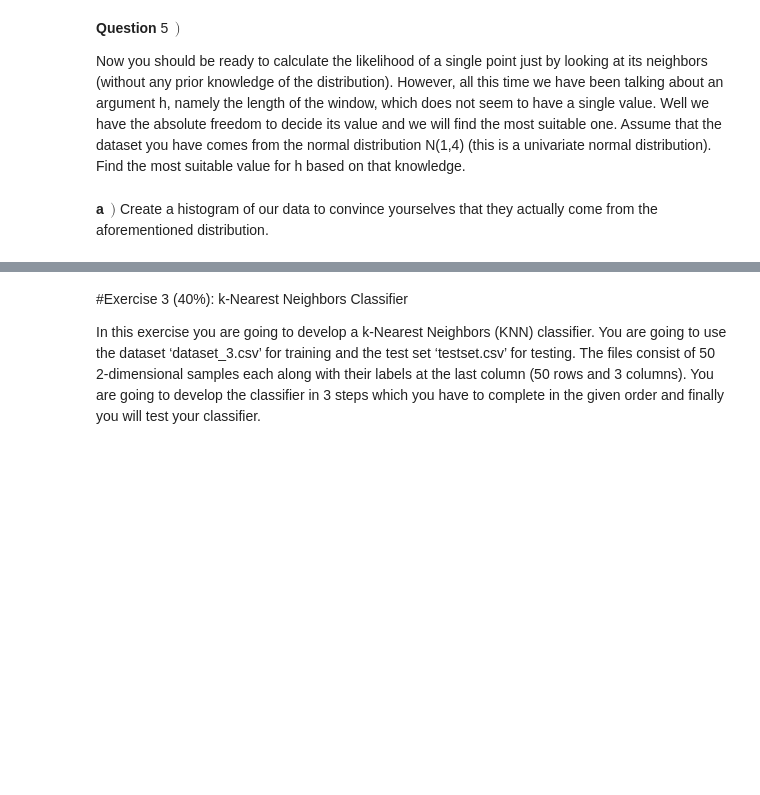
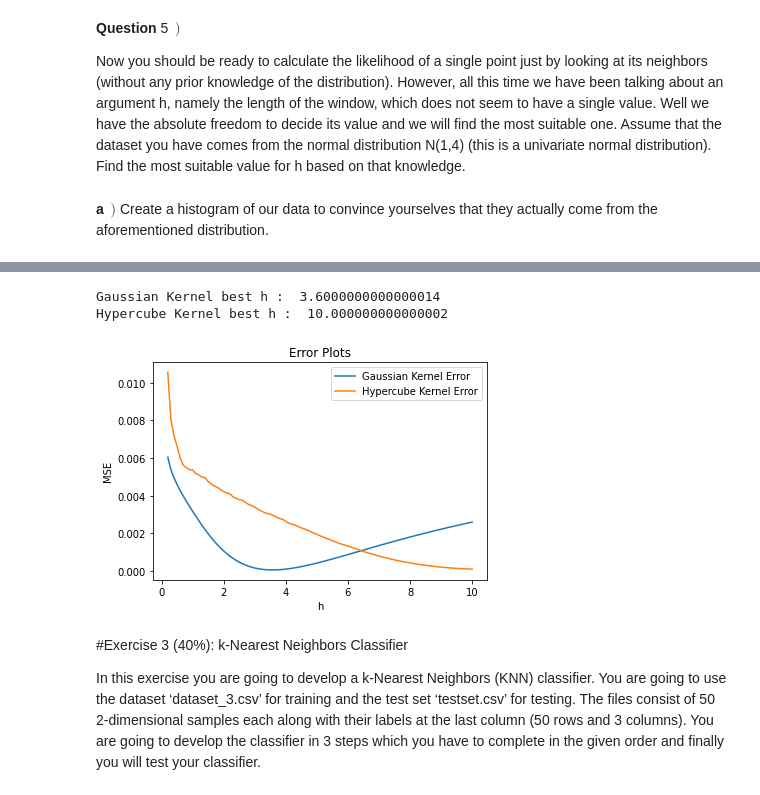
Before and after one commit to Hendrix8/Pattern_Recognition, a Jupyter notebook: Assignment_3/A3_tem2405.ipynb, the cells around one changed output, grey strips where cells are left out. Saved outputs shown, nothing was run; the diff lists cells and outputs as text; code cells hidden in the pictures; blank space fills up the shorter version.

```diff
--- a/Assignment_3/A3_tem2405.ipynb
+++ b/Assignment_3/A3_tem2405.ipynb
@@ -196,3 +219,9 @@ Implement a function ‘delta(data, x, h, kernel)’, where data is a numpy arra
+# %%
+def delta(data, x, h, kernel):
+  # no need for assertion here because it already exists in window_phi.
+  # calculating the result, we work in 1D so h^d = h
+  delta_list = [1 / h * window_phi(data_i, x, h, kernel) for data_i in data]
+  return delta_list
 # %% [markdown]
 **Question** 4 $ \, ) $
 
@@ -200,3 +231,11 @@ Implement a function ‘point_likelihood’ with the same exact arguments as the
+# %%
+def point_likelihood(data, x, h, kernel):
+  # the length of the data
+  n = len(data)
+  delta_list = delta(data, x, h, kernel)
+  p_x = 1 / n * sum(delta_list)
+
+  return p_x
 # %% [markdown]
 **Question** 5 $ \, ) $
 
@@ -210,3 +264,67 @@ Now you should be ready to calculate the likelihood of a single point just by lo
+# %%
+# function for calculating the mean squared error
+def MSE(y_pred, y_true):
+  n = len(y_true)
+  return float( 1 / n * sum([ ( y_true[i] - y_pred[i] ) ** 2 for i in range(n) ] ))
+
+# creating the different values for h
+h = np.arange(0.2, 10.1, 0.1)
+
+# the true values that we want to approximate
+likelihood_true = norm.pdf(x_df2, loc=1, scale=4)
+
+# this list will contain lists with the predictions for gaussian and for every different h
+gaussian_likelihood_pred = []
+
+# same for kernel = hypercube
+hypercube_likelihood_pred = []
+
+# iterating all the points in h
+for h_i in h:
+  # a list containing the likelihood for every point in x_df2 with h = h_i
+  # and kernel = "gaussian"
+  gaussian_likelihood_pred_i = [point_likelihood(x_df2, x, h_i, "gaussian") for x in x_df2]
+
+  # same for kernel = "hypercube"
+  hypercube_likelihood_pred_i = [point_likelihood(x_df2, x, h_i, "hypercube") for x in x_df2]
+
+  # adding the list of likelihoods that corresponds to width h_i to the
+  # gaussian_likelihood_pred list and hypercube_likelihood_pred_list
+  gaussian_likelihood_pred.append(gaussian_likelihood_pred_i)
+  hypercube_likelihood_pred.append(hypercube_likelihood_pred_i)
+
+
+# calculating the mean squared errors for
+# gaussian kernel and hypercube kernel approximations
+gaussian_MSE = [MSE(gaussian_pred_i, likelihood_true) for gaussian_pred_i in gaussian_likelihood_pred]
+hypercube_MSE = [MSE(hypercube_pred_i, likelihood_true) for hypercube_pred_i in hypercube_likelihood_pred]
+
+# calculating the best value for h in the case of gaussian kernel
+# the index of the best MSE must be the same index of the best h
+i_gaussian = gaussian_MSE.index(min(gaussian_MSE))
+best_gaussian_h = h[i_gaussian]
+
+# calculating the best value for h in the case of hypercube kernel
+i_hypercube = hypercube_MSE.index(min(hypercube_MSE))
+best_hypercube_h = h[i_hypercube]
+
+# printing the results
+print("Gaussian Kernel best h : ", best_gaussian_h)
+print("Hypercube Kernel best h : ", best_hypercube_h)
+
+# plotting the errors for every different h
+plt.plot(h, gaussian_MSE, label="Gaussian Kernel Error")
+plt.plot(h, hypercube_MSE, label="Hypercube Kernel Error")
+
+plt.title("Error Plots")
+plt.xlabel("h")
+plt.ylabel("MSE")
+plt.legend()
+plt.show()
+# %% [output]
+Gaussian Kernel best h :  3.6000000000000014
+Hypercube Kernel best h :  10.000000000000002
+[figure, added]
 # %% [markdown]
 #Exercise 3 (40%): k-Nearest Neighbors Classifier
 
```
Also changed, not shown: parts of 21 cells of this notebook.
